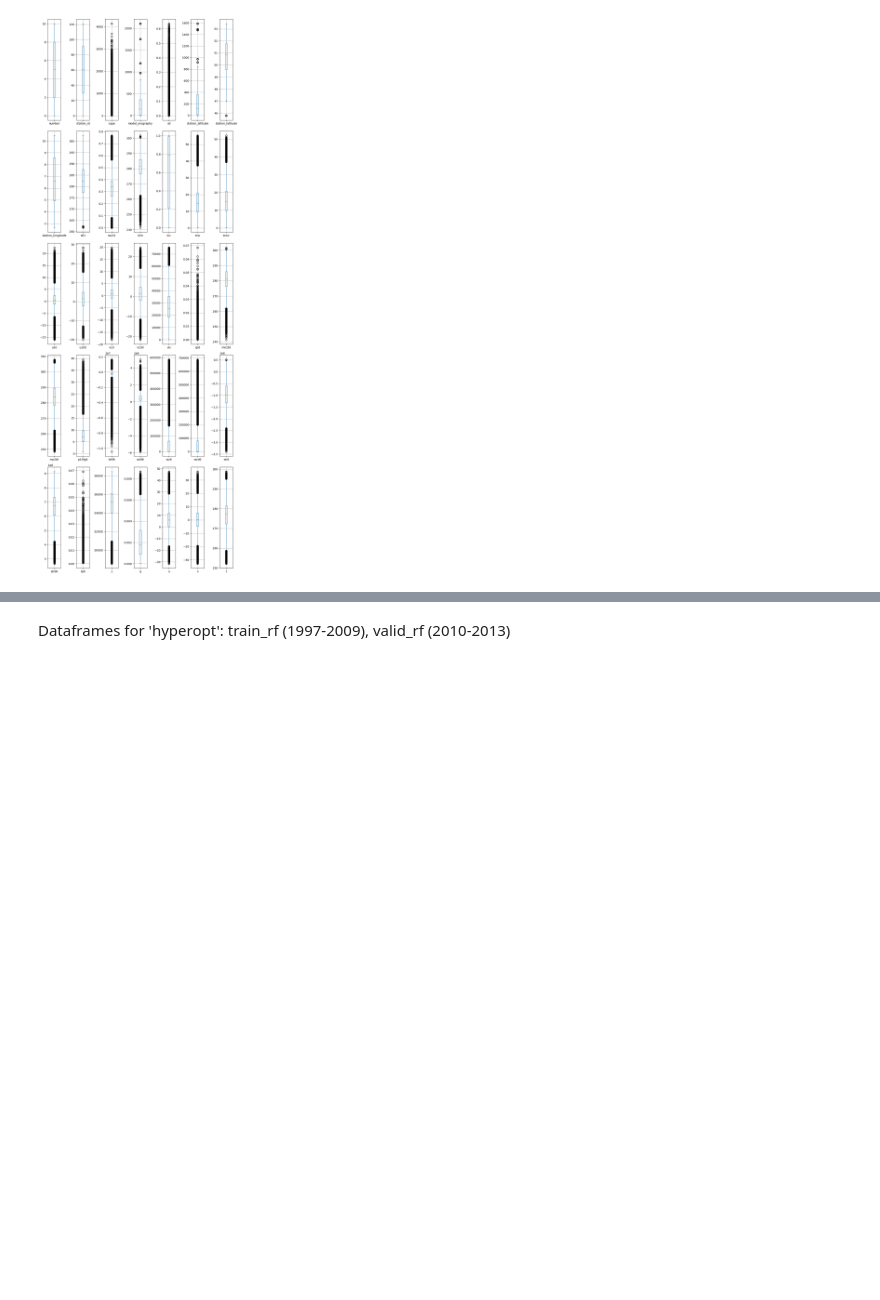
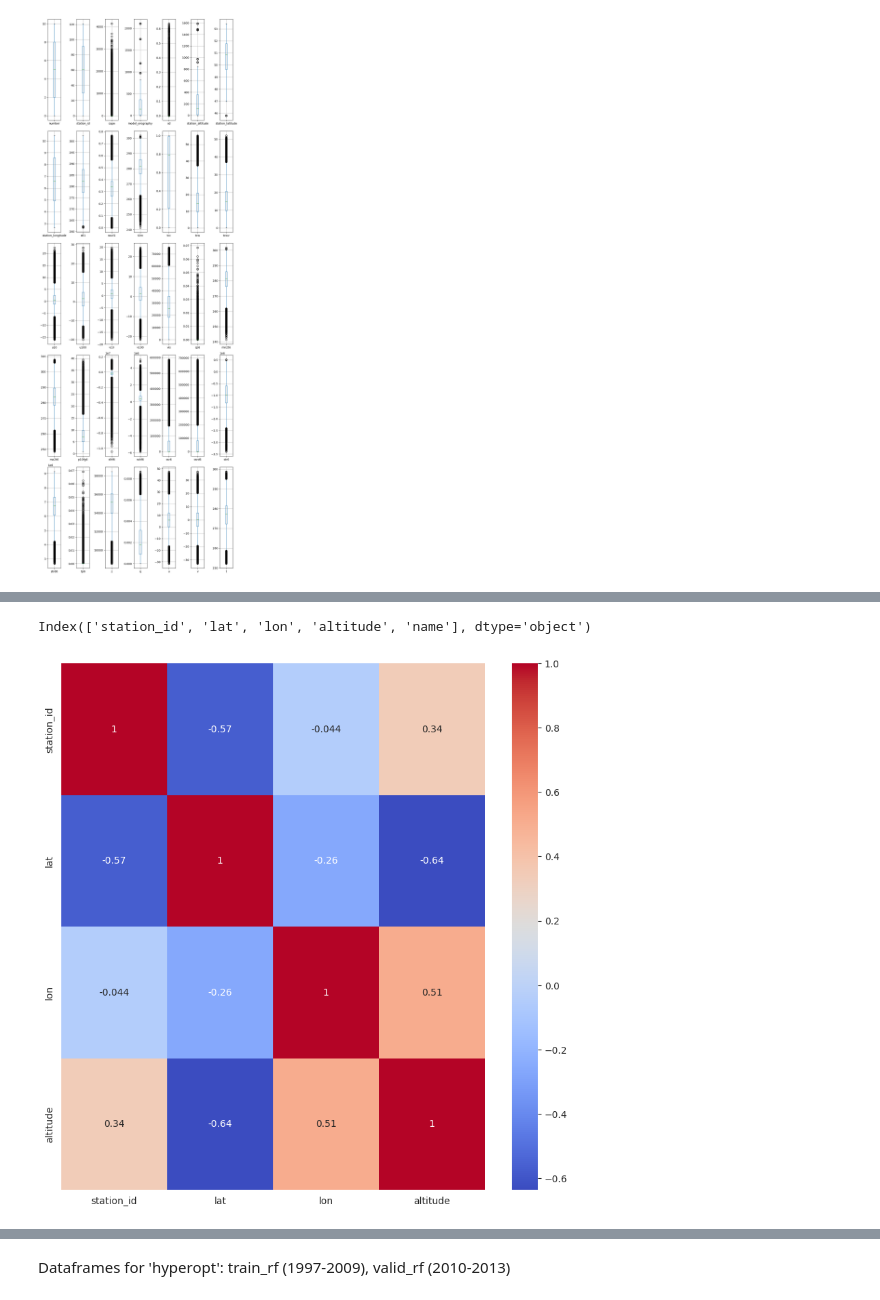
Before and after one commit to leachen01/gnnpp, a Jupyter notebook: exploration/eda.ipynb, the cells around one changed output, grey strips where cells are left out. Drawn from its saved outputs; the diff is of its cells as text; code cells hidden in the pictures; blank space fills up the shorter version.

```diff
--- a/exploration/eda.ipynb
+++ b/exploration/eda.ipynb
@@ -118,0 +116,11 @@ plt.show()
+# %%
+print(t_stations_f.columns)
+stat_corr = t_stations_f.corr(numeric_only=True)
+
+plt.figure(figsize=(10, 10))
+sns.heatmap(stat_corr, annot=True, cmap="coolwarm")
+
+plt.show()
+# %% [output]
+Index(['station_id', 'lat', 'lon', 'altitude', 'name'], dtype='object')
+[figure, added]
```
Also changed, not shown: parts of 4 cells of this notebook, 2 other files.
